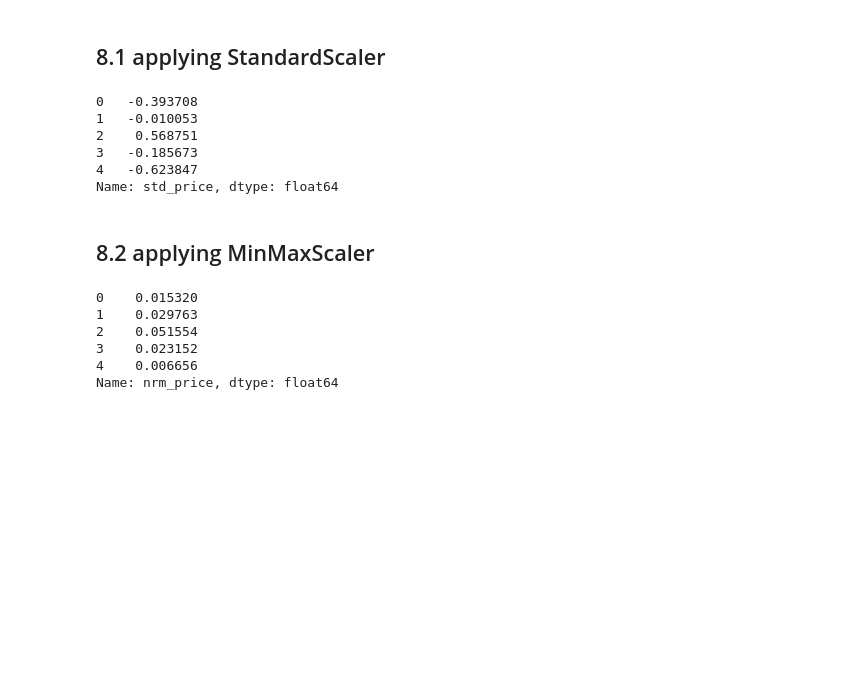
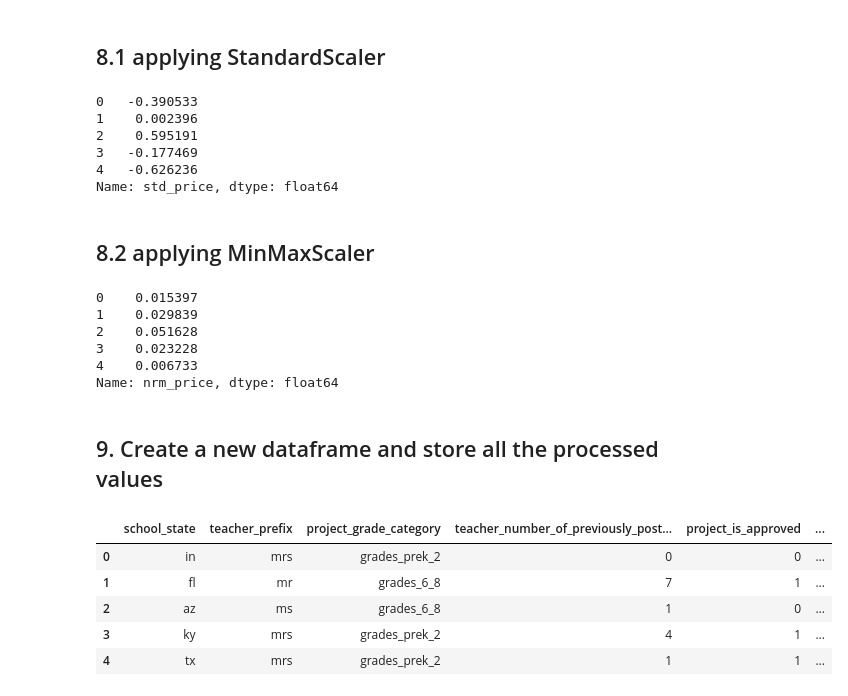
Before and after one commit to saugatapaul1010/LSTM-for-Donors, a Jupyter notebook: 2_Reference_Preprocessing.ipynb, the cells around one changed output. Drawn from its saved outputs; the diff is of its cells as text; code cells hidden in the pictures; blank space fills up the shorter version.

```diff
--- a/2_Reference_Preprocessing.ipynb
+++ b/2_Reference_Preprocessing.ipynb
@@ -97,7 +97,7 @@ import os
 # %% [markdown]
 ## 1. Reading Data
 # %%
-project_data = pd.read_csv('train_data.csv', nrows=5000)
+project_data = pd.read_csv('train_data.csv')
 resource_data = pd.read_csv('resources.csv')
 # %%
 print("Number of data points in train data", project_data.shape)
@@ -488,11 +497,11 @@ project_data['std_price']=scaler.transform(project_data['price'].values.reshape(
 # %%
 project_data['std_price'].head()
 # %% [output]
-0   -0.393708
-1   -0.010053
-2    0.568751
-3   -0.185673
-4   -0.623847
+0   -0.390533
+1    0.002396
+2    0.595191
+3   -0.177469
+4   -0.626236
 Name: std_price, dtype: float64
 # %% [markdown]
 ## 8.2 applying MinMaxScaler
@@ -505,9 +514,36 @@ project_data['nrm_price']=scaler.transform(project_data['price'].values.reshape(
 # %%
 project_data['nrm_price'].head()
 # %% [output]
-0    0.015320
-1    0.029763
-2    0.051554
-3    0.023152
-4    0.006656
+0    0.015397
+1    0.029839
+2    0.051628
+3    0.023228
+4    0.006733
 Name: nrm_price, dtype: float64
+# %% [markdown]
+## 9. Create a new dataframe and store all the processed values
+# %%
+processed_data = pd.DataFrame()
+# %%
+processed_data['school_state']=project_data['school_state'].values
+processed_data['teacher_prefix']=project_data['teacher_prefix'].values
+processed_data['project_grade_category']=project_data['project_grade_category'].values
+processed_data['teacher_number_of_previously_posted_projects']=project_data['teacher_number_of_previously_posted_projects'].values
+processed_data['project_is_approved']=project_data['project_is_approved'].values
+processed_data['clean_categories']=project_data['project_subject_categories'].values
+processed_data['clean_subcategories']=project_data['project_subject_subcategories'].values
+processed_data['essay']=preprocessed_essays
+processed_data['project_title']=preprocessed_titles
+processed_data['project_title'] = processed_data['project_title'].fillna("nan") #Fill with null values
+processed_data['price']=project_data['price'].values
+processed_data['std_price']=project_data['std_price'].values
+processed_data['nrm_price']=project_data['nrm_price'].values
+
+processed_data.head(5)
+# %% [output]
+|  | school_state | teacher_prefix | project_grade_category | teacher_number_of_previously_post... | project_is_approved | ... |
+| 0 | in | mrs | grades_prek_2 | 0 | 0 | ... |
+| 1 | fl | mr | grades_6_8 | 7 | 1 | ... |
+| 2 | az | ms | grades_6_8 | 1 | 0 | ... |
+| 3 | ky | mrs | grades_prek_2 | 4 | 1 | ... |
+| 4 | tx | mrs | grades_prek_2 | 1 | 1 | ... |
```
Also changed, not shown: parts of 17 cells of this notebook, 4 other files.
